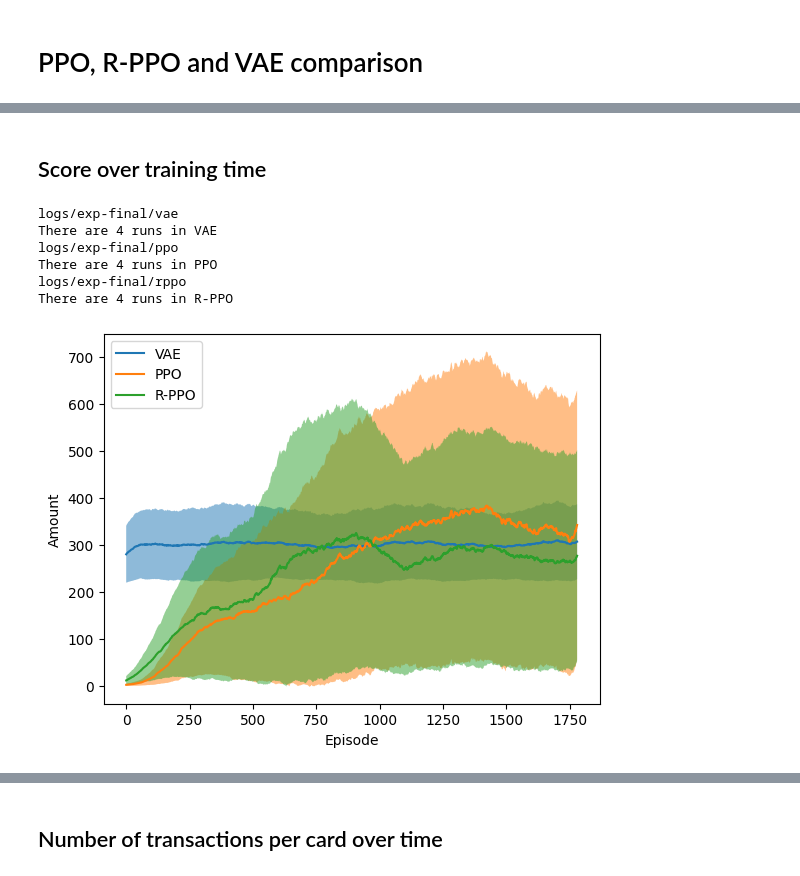
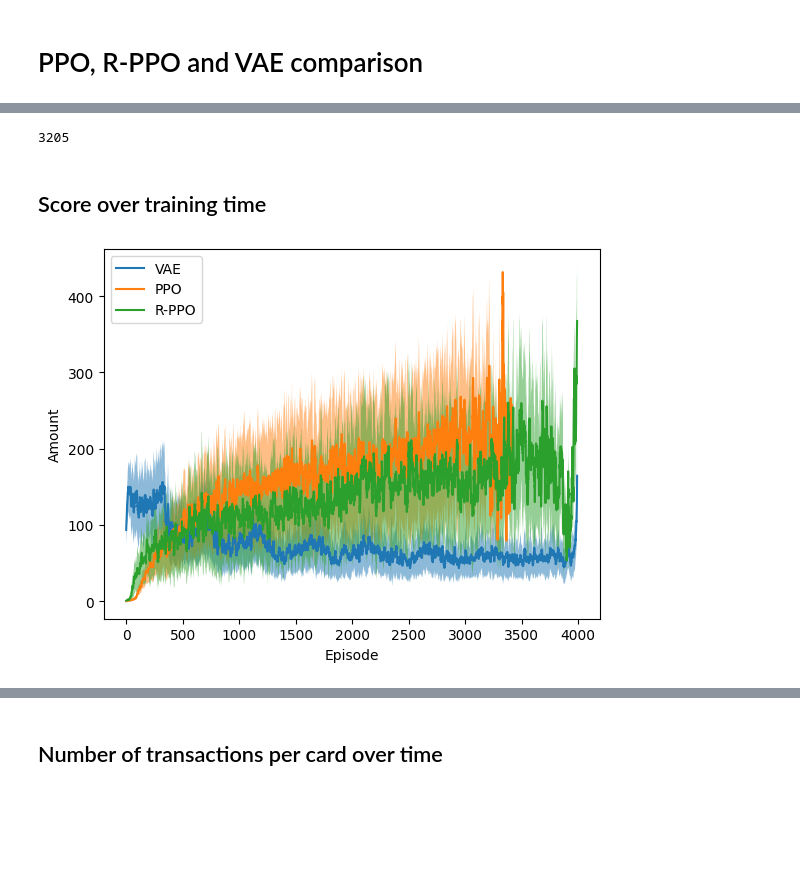
Before and after one commit to FaramirHurin/RL_Attack_September24, a Jupyter notebook: src/agents-comparison.ipynb, the cells around one changed output, grey strips where cells are left out. Drawn from its saved outputs; the diff is of its cells as text; code cells hidden in the pictures; blank space fills up the shorter version.

```diff
--- a/src/agents-comparison.ipynb
+++ b/src/agents-comparison.ipynb
@@ -51,6 +5,0 @@ filtered_transactions = {str(card_id): transactions[card_id] for card_id in card
-# %%
-import orjson
-
-with open("transactions.json", "wb") as f:
-    data = orjson.dumps(filtered_transactions, option=orjson.OPT_SERIALIZE_NUMPY)
-    f.write(data)
@@ -65,15 +44,21 @@ Total sum of transactions: 216574.19
+# %%
+len(undetected_frauds)
+# %% [output]
+3205
 # %% [markdown]
 ## Score over training time
 # %%
 import numpy as np
 
+anomaly = True
+
 logdirs = {
-    "VAE": "logs/exp-final/vae",
-    "PPO": "logs/exp-final/ppo",
-    "R-PPO": "logs/exp-final/rppo",
+    "VAE": f"logs/exp-retrain/{anomaly}-anomaly/vae",
+    "PPO": f"logs/exp-retrain/{anomaly}-anomaly/ppo/",
+    "R-PPO": f"logs/exp-retrain/{anomaly}-anomaly/rppo",
 }
 
 
-def moving_average(data, window_size=200):
+def moving_average(data, window_size=10):
     """Compute the moving average of a 1D array."""
     return np.convolve(data, np.ones(window_size) / window_size, mode="valid")
@@ -80,30 +70,44 @@ def moving_average(data, window_size=200):
 # %%
 import matplotlib.pyplot as plt
 from plots import Experiment
 
 
+import numpy as np
+import matplotlib.pyplot as plt
+
+# First, collect all sequences to determine the max length
+all_means = {}
+all_stds = {}
+max_len = 4000
+
+# First pass to find max length
 for label, logdir in logdirs.items():
-    print(logdir)
     exp = Experiment.load(logdir)
-    print(f"There are {exp.n_runs} runs in {label}")
-    amounts = exp.amounts_over_time
     mean, std = exp.mean_std_amounts_over_time
-    mean = moving_average(mean)[:-20]
-    std = moving_average(std)[:-20]
-    # Compute the 95% confidence interval from the STD
-    ci95 = 1.96 * (std / exp.n_runs**0.5)
-    plt.plot(mean, label=label)
-    plt.fill_between(range(len(mean)), mean - ci95, mean + ci95, alpha=0.5)
+    mean = moving_average(mean)
+    std = moving_average(std)
+    all_means[label] = mean
+    all_stds[label] = std
+    max_len = max(max_len, len(mean))
+
+# Now pad all sequences to max_len with NaNs
+for label in logdirs:
+    mean = all_means[label]
+    std = all_stds[label]
+    padded_mean = np.full(max_len, np.nan)
+    padded_std = np.full(max_len, np.nan)
+    padded_mean[:len(mean)] = mean
+    padded_std[:len(std)] = std
+
+    # Compute 95% CI
+    ci95 = 1.96 * (padded_std / exp.n_runs**0.5)
+    x = np.arange(max_len)
+    plt.plot(x, padded_mean, label=label)
+    plt.fill_between(x, padded_mean - ci95, padded_mean + ci95, alpha=0.5)
 
 plt.xlabel("Episode")
 plt.ylabel("Amount")
 plt.legend()
-plt.savefig("amount-over-time.svg")
+plt.savefig("amount-over-time_anomaly.svg")
 # %% [output]
-logs/exp-final/vae
-There are 4 runs in VAE
-logs/exp-final/ppo
-There are 4 runs in PPO
-logs/exp-final/rppo
-There are 4 runs in R-PPO
-[figure, old version]
+[figure, new version]
```
Also changed, not shown: parts of 19 cells of this notebook, 19 other files.
